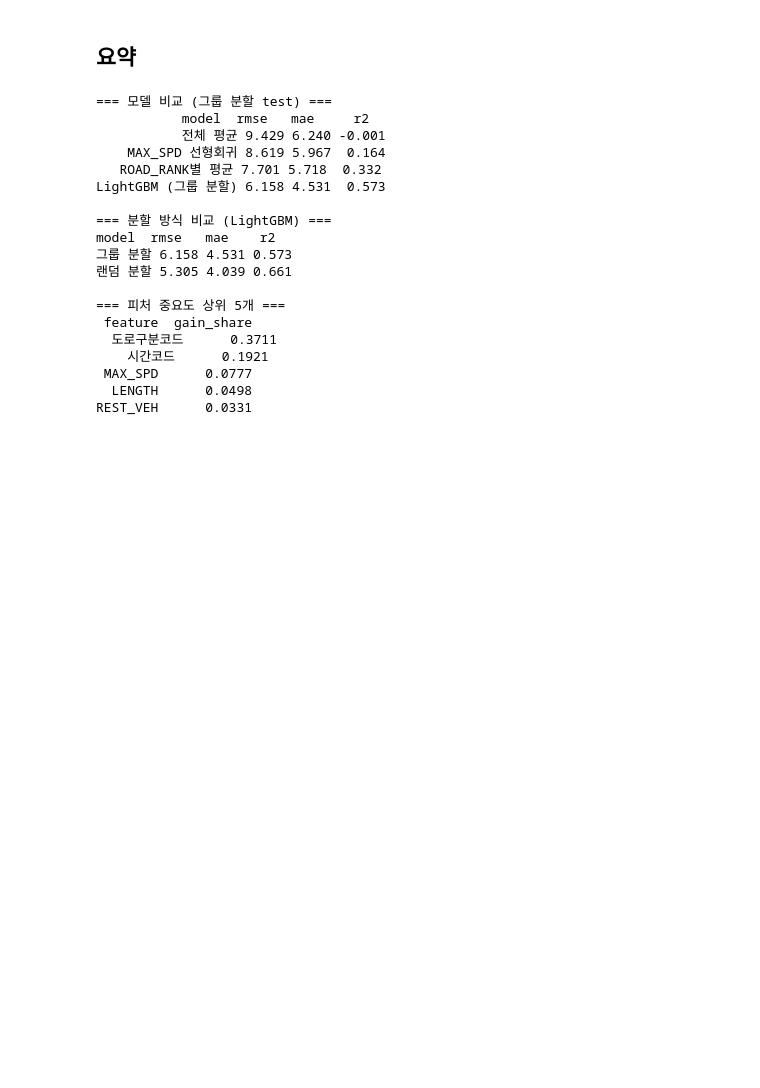
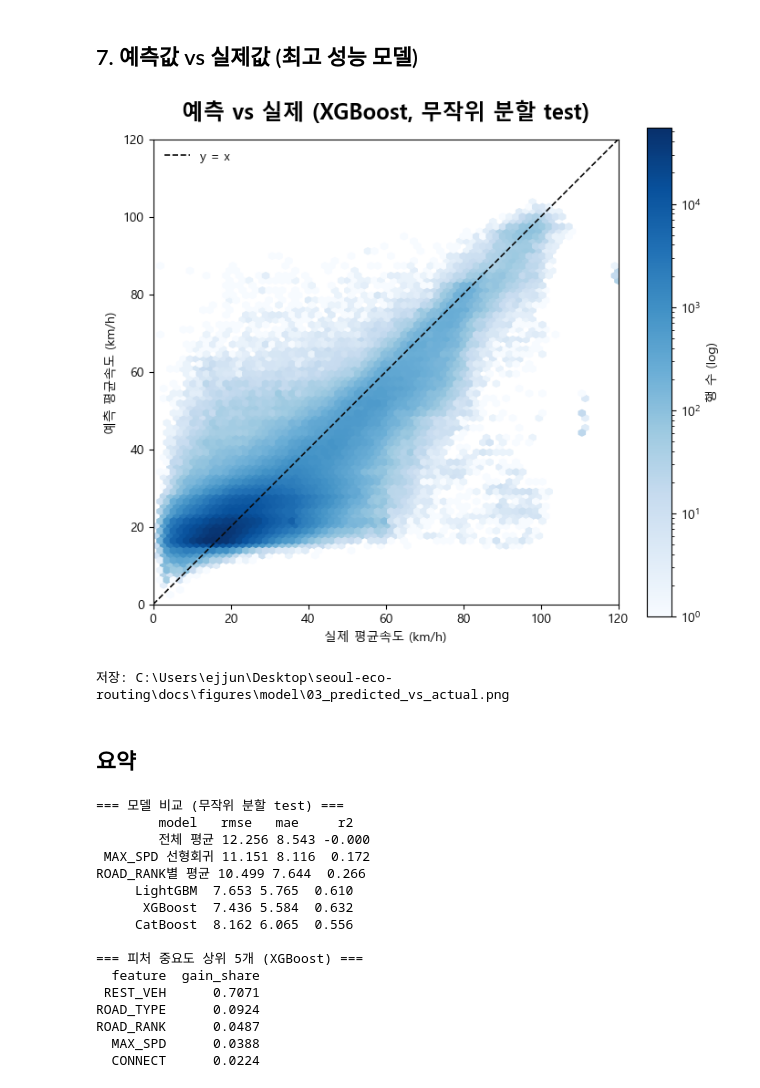
Before and after one commit to ejjunm/seoul-eco-routing, a Jupyter notebook: notebooks/11_speed_model_baseline.ipynb, the cells around one changed output. Drawn from its saved outputs; the diff is of its cells as text; code cells hidden in the pictures; blank space fills up the shorter version.

```diff
--- a/notebooks/11_speed_model_baseline.ipynb
+++ b/notebooks/11_speed_model_baseline.ipynb
@@ -390,31 +368,51 @@ print("저장:", DOCS_FIGURES_DIR / "04_predicted_vs_actual.png")
+# %% [markdown]
+## 7. 예측값 vs 실제값 (최고 성능 모델)
+# %%
+pred_map = {"LightGBM": pred_lgb, "XGBoost": pred_xgb, "CatBoost": pred_cb}
+best_pred = pred_map[best_name]
+
+fig, ax = plt.subplots(figsize=(7.2, 7.0))
+hb = ax.hexbin(y_test, best_pred, gridsize=70, cmap="Blues", mincnt=1, bins="log")
+lims = [0, max(y_test.max(), best_pred.max())]
+ax.plot(lims, lims, color="#0b0b0b", linewidth=1.2, linestyle="--", label="y = x")
+ax.set_xlim(lims)
+ax.set_ylim(lims)
+ax.set_xlabel("실제 평균속도 (km/h)")
+ax.set_ylabel("예측 평균속도 (km/h)")
+ax.set_title(f"예측 vs 실제 ({best_name}, 무작위 분할 test)", fontsize=17, fontweight="bold", pad=16)
+ax.legend(frameon=False, loc="upper left")
+cb_ = fig.colorbar(hb, ax=ax, shrink=0.8)
+cb_.set_label("행 수 (log)")
+ax.set_aspect("equal")
+fig.tight_layout()
+fig.savefig(DOCS_FIGURES_DIR / "03_predicted_vs_actual.png", dpi=220, bbox_inches="tight")
+plt.show()
+print("저장:", DOCS_FIGURES_DIR / "03_predicted_vs_actual.png")
+# %% [output]
+[figure, added]
+저장: C:\Users\ejjun\Desktop\seoul-eco-routing\docs\figures\model\03_predicted_vs_actual.png
 # %% [markdown]
 ## 요약
 # %%
-print("=== 모델 비교 (그룹 분할 test) ===")
+print("=== 모델 비교 (무작위 분할 test) ===")
 print(results_df.round(3).to_string(index=False))
 print()
-print("=== 분할 방식 비교 (LightGBM) ===")
-print(split_compare.round(3).to_string(index=False))
-print()
-print("=== 피처 중요도 상위 5개 ===")
+print("=== 피처 중요도 상위 5개 ({}) ===".format(best_name))
 print(importance.head(5)[["feature", "gain_share"]].round(4).to_string(index=False))
 # %% [output]
-=== 모델 비교 (그룹 분할 test) ===
-           model  rmse   mae     r2
-           전체 평균 9.429 6.240 -0.001
-    MAX_SPD 선형회귀 8.619 5.967  0.164
-   ROAD_RANK별 평균 7.701 5.718  0.332
-LightGBM (그룹 분할) 6.158 4.531  0.573
+=== 모델 비교 (무작위 분할 test) ===
+        model   rmse   mae     r2
+        전체 평균 12.256 8.543 -0.000
+ MAX_SPD 선형회귀 11.151 8.116  0.172
+ROAD_RANK별 평균 10.499 7.644  0.266
+     LightGBM  7.653 5.765  0.610
+      XGBoost  7.436 5.584  0.632
+     CatBoost  8.162 6.065  0.556
 
-=== 분할 방식 비교 (LightGBM) ===
-model  rmse   mae    r2
-그룹 분할 6.158 4.531 0.573
-랜덤 분할 5.305 4.039 0.661
-
-=== 피처 중요도 상위 5개 ===
- feature  gain_share
-  도로구분코드      0.3711
-    시간코드      0.1921
- MAX_SPD      0.0777
-  LENGTH      0.0498
-REST_VEH      0.0331
+=== 피처 중요도 상위 5개 (XGBoost) ===
+  feature  gain_share
+ REST_VEH      0.7071
+ROAD_TYPE      0.0924
+ROAD_RANK      0.0487
+  MAX_SPD      0.0388
+  CONNECT      0.0224
```
Also changed, not shown: parts of 38 cells of this notebook, 4 other files.
